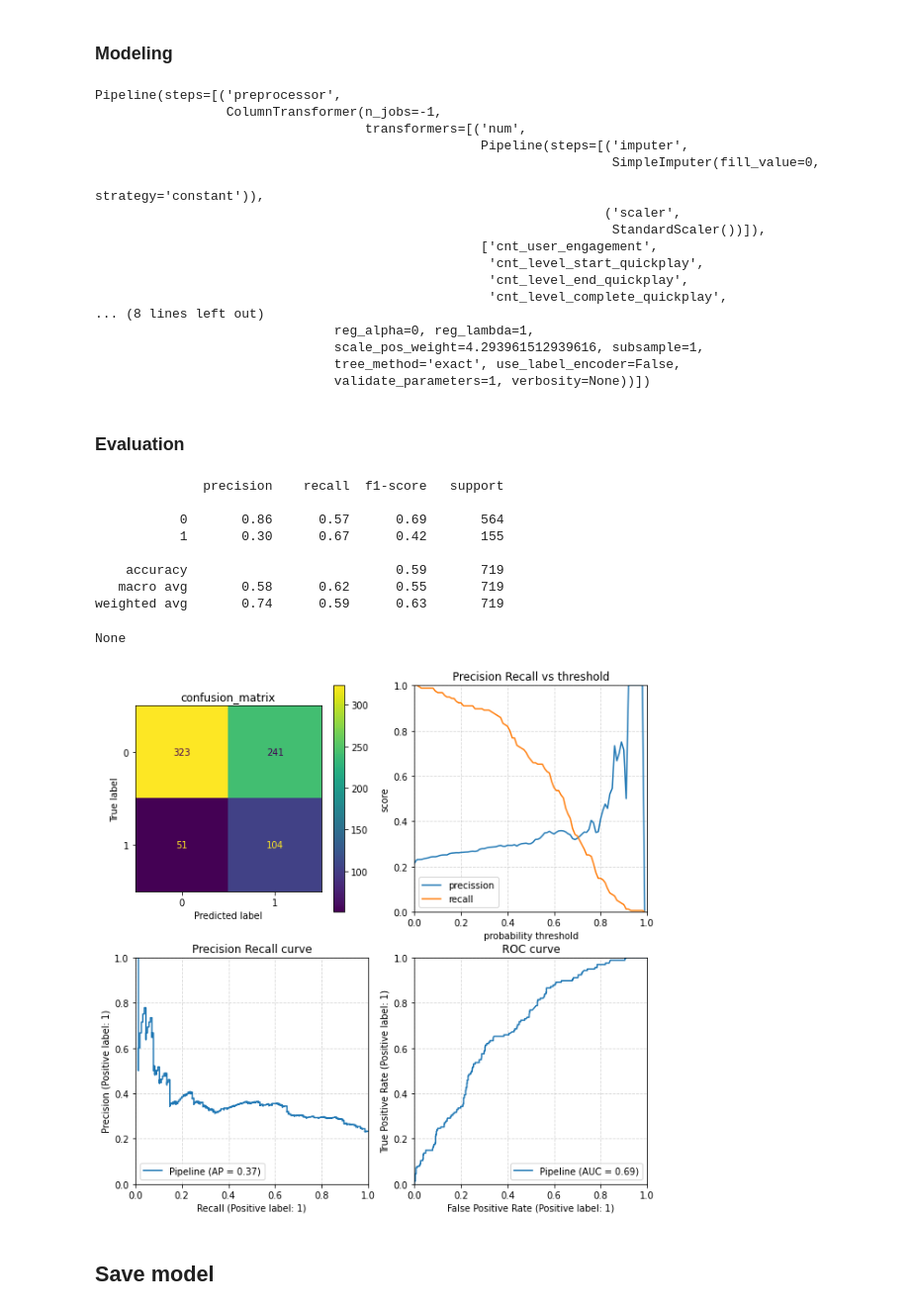
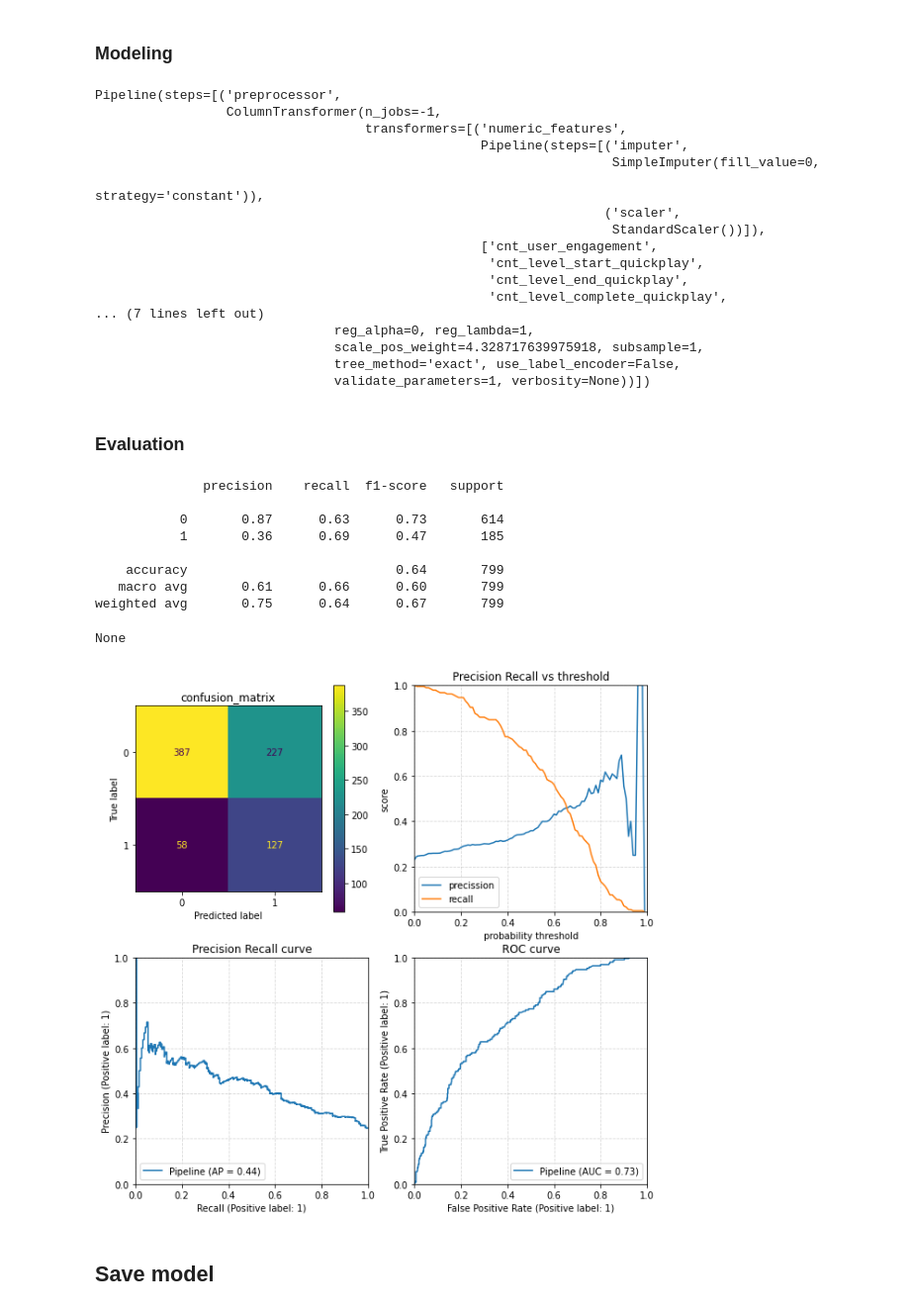
Before and after one commit to creyesp/ml-workshop-campus-party, a Jupyter notebook: notebooks/modeling_xgb.ipynb, the cells around one changed output. Shown at 99% size. Saved outputs shown, nothing was run; the diff lists cells and outputs as text; code cells hidden in the pictures.

```diff
--- a/notebooks/modeling_xgb.ipynb
+++ b/notebooks/modeling_xgb.ipynb
@@ -20,11 +20,8 @@ set_config(display='diagram')
 train = pd.read_csv('../data/users_train.csv')
 test = pd.read_csv('../data/users_test.csv')
 
-train.drop(columns=['user_first_engagement','user_pseudo_id'], inplace=True)
-test.drop(columns=['user_first_engagement','user_pseudo_id'], inplace=True)
-
-x_train, y_train = train.drop(columns=[LABEL_COL]), train[LABEL_COL]
-x_test, y_test = test.drop(columns=[LABEL_COL]), test[LABEL_COL]
+x_train, y_train = train.drop(columns=[LABEL_COLUMN]), train[LABEL_COLUMN]
+x_test, y_test = test.drop(columns=[LABEL_COLUMN]), test[LABEL_COLUMN]
 
 scale_pos_weight = 1/y_train.mean()
 # %% [markdown]
@@ -35,13 +32,13 @@ scale_pos_weight = 1/y_train.mean()
 # %%
 xgb_model = Pipeline(
     steps=[
-        ("preprocessor", preprocessor_numeric()),
+        ("preprocessor", preprocessor(categical=False)),
         (
-            "linear_regressor",
+            "xgb_model",
             XGBClassifier(
                 scale_pos_weight=scale_pos_weight,
                 use_label_encoder=False,
-                eval_metric='logloss',
+                eval_metric="logloss",
             ),
         ),
     ]
@@ -111,9 +89,9 @@ None
 # %%
 xgb_model_full = Pipeline(
     steps=[
-        ("preprocessor", preprocessor_full()),
+        ("preprocessor", preprocessor()),
         (
-            "linear_regressor",
+            "xgb_model",
             XGBClassifier(
                 scale_pos_weight=scale_pos_weight,
                 use_label_encoder=False,
@@ -126,7 +104,7 @@ xgb_model_full.fit(x_train, y_train)
 # %% [output]
 Pipeline(steps=[('preprocessor',
                  ColumnTransformer(n_jobs=-1,
-                                   transformers=[('num',
+                                   transformers=[('numeric_features',
                                                   Pipeline(steps=[('imputer',
                                                                    SimpleImputer(fill_value=0,
                                                                                  strategy='constant')),
@@ -136,30 +114,31 @@ Pipeline(steps=[('preprocessor',
                                                    'cnt_level_start_quickplay',
                                                    'cnt_level_end_quickplay',
                                                    'cnt_level_complete_quickplay',
-... (8 lines left out)
+... (7 lines left out)
                                reg_alpha=0, reg_lambda=1,
-                               scale_pos_weight=4.293961512939616, subsample=1,
+                               scale_pos_weight=4.328717639975918, subsample=1,
                                tree_method='exact', use_label_encoder=False,
                                validate_parameters=1, verbosity=None))])
 # %% [markdown]
 ### Evaluation
 # %%
-y_val_pred = xgb_model_full.predict(x_val)
+x = x_test
+y = y_test
 
-display(print(metrics.classification_report(y_val, y_val_pred)))
-
-ax = plot_metric_curves(xgb_model_full, x_val, y_val)
+y_pred = xgb_model_full.predict(x)
+display(print(metrics.classification_report(y, y_pred)))
+ax = plot_metric_curves(xgb_model_full, x, y)
 # %% [output]
               precision    recall  f1-score   support
 
-           0       0.86      0.57      0.69       564
-           1       0.30      0.67      0.42       155
+           0       0.87      0.63      0.73       614
+           1       0.36      0.69      0.47       185
 
-    accuracy                           0.59       719
-   macro avg       0.58      0.62      0.55       719
-weighted avg       0.74      0.59      0.63       719
+    accuracy                           0.64       799
+   macro avg       0.61      0.66      0.60       799
+weighted avg       0.75      0.64      0.67       799
 None
-[figure, old version]
+[figure, new version]
 # %% [markdown]
 ## Save model
 # %%
```
Also changed, not shown: parts of 8 cells of this notebook, 19 other files.
